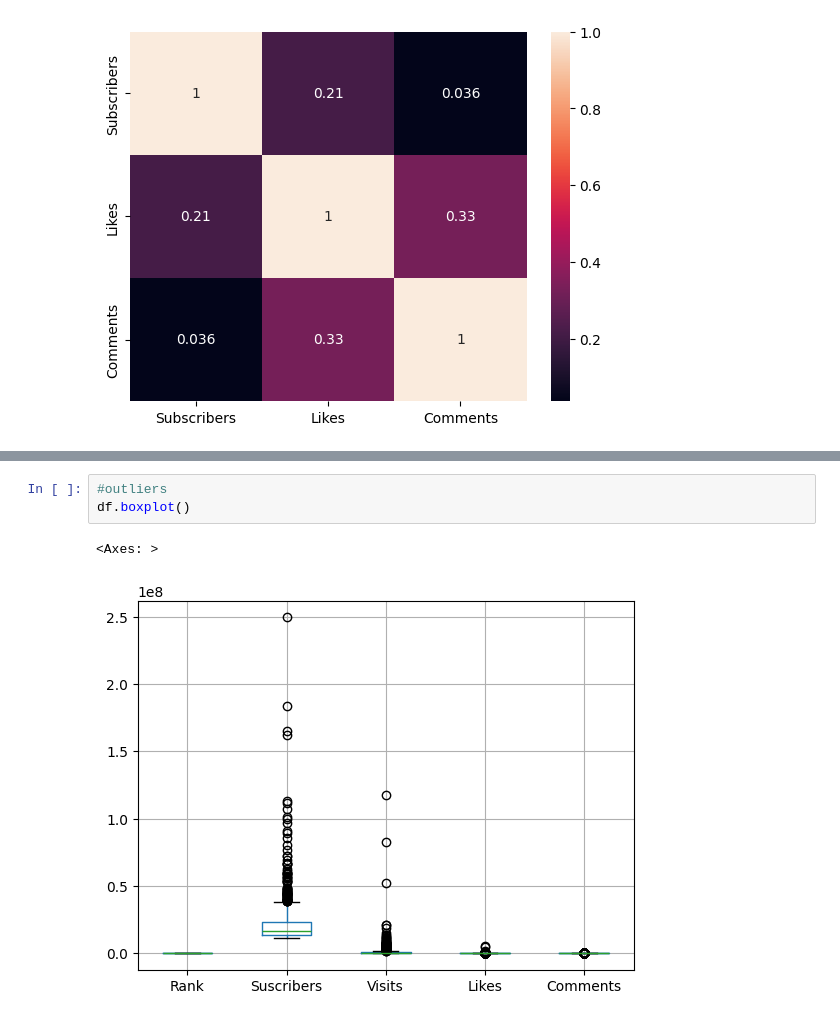
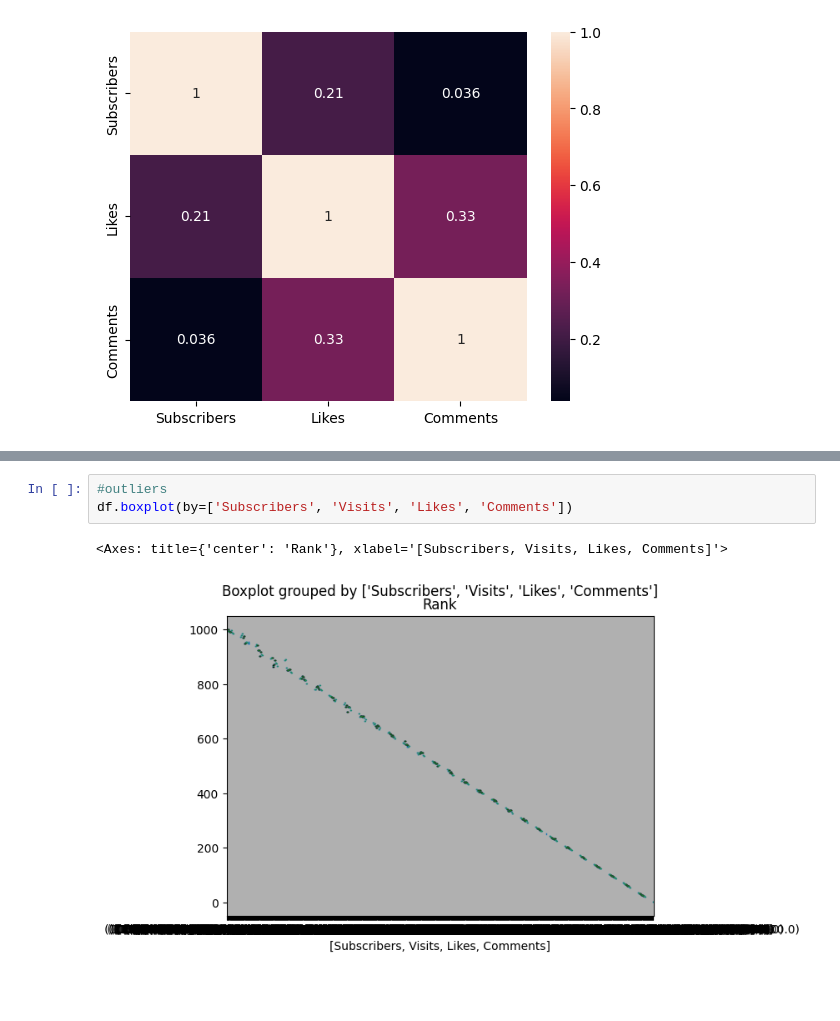
Before and after one commit to idah-github/DA-TASK-INTERN-CAREER, a Jupyter notebook: explore.ipynb, the cells around one changed output, grey strips where cells are left out. Saved outputs shown, nothing was run; the diff lists cells and outputs as text; blank space fills up the shorter version.

```diff
--- a/explore.ipynb
+++ b/explore.ipynb
@@ -226,6 +246,6 @@ df_pl.plot()
 # %%
 #outliers
-df.boxplot()
+df.boxplot(by=['Subscribers', 'Visits', 'Likes', 'Comments'])
 # %% [output]
-<Axes: >
+<Axes: title={'center': 'Rank'}, xlabel='[Subscribers, Visits, Likes, Comments]'>
-[figure, old version]
+[figure, new version]
```
Also changed, not shown: parts of 7 cells of this notebook.
